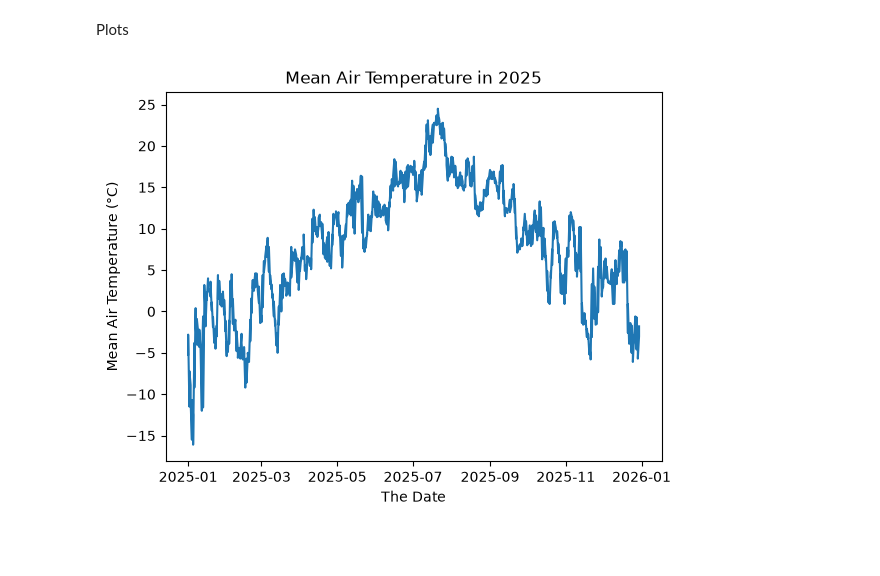
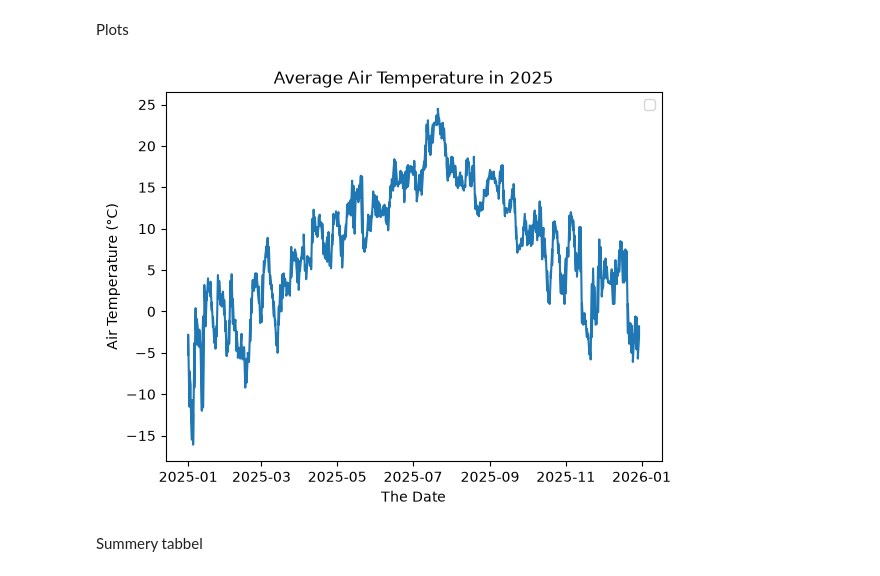
Before and after one commit to adriannv22/Inf201_deliverabal1, a Jupyter notebook: inf201_deliverabel_1.ipynb, the cells around one changed output. Drawn from its saved outputs; the diff is of its cells as text; code cells hidden in the pictures; blank space fills up the shorter version.

```diff
--- a/inf201_deliverabel_1.ipynb
+++ b/inf201_deliverabel_1.ipynb
@@ -18,7 +18,7 @@ with open('Frost_Met_ID.txt', 'r') as f:
 endpoint = 'https://frost.met.no/observations/v0.jsonld'
 parameters = {
     'sources': 'SN17850',
-    'elements': 'mean(air_temperature P1D)',
+    'elements': 'mean(air_temperature P1D), max(air_temperature P1D), min(air_temperature P1D)',
     'referencetime': '2025-01-01/2025-12-31',
 }
 
@@ -43,7 +43,8 @@ for i in range(len(data)):
 
 df = df.reset_index()
 
-df.head(5)
+#df.head(5)
+df.tail(5)
 # %% [output]
 Data retrieved from frost.met.no!
 |  | index | elementId | value | unit | level | timeOffset | timeResolution | timeSeriesId | ... |
@@ -57,10 +58,13 @@ Plots
 # %%
 df['referenceTime'] = pd.to_datetime(df['referenceTime'])
 
-plt.plot(df['referenceTime'], df['value'])
-plt.title('Mean Air Temperature in 2025')
+plt.plot(df['referenceTime'][df['elementId'] == 'mean(air_temperature P1D)'], df['value'][df['elementId'] == 'mean(air_temperature P1D)'])
+plt.title('Average Air Temperature in 2025')
 plt.xlabel('The Date')
-plt.ylabel('Mean Air Temperature (°C)')
+plt.ylabel('Air Temperature (°C)')
+plt.legend()
 plt.show()
 # %% [output]
-[figure, old version]
+[figure, new version]
+# %% [markdown]
+Summery tabbel
```
Also changed, not shown: parts of 2 cells of this notebook.
